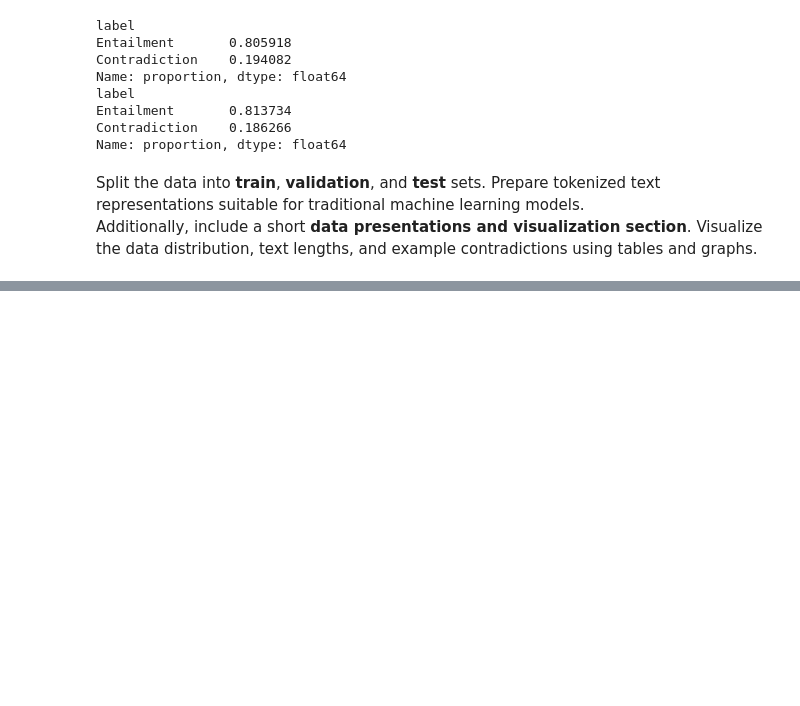
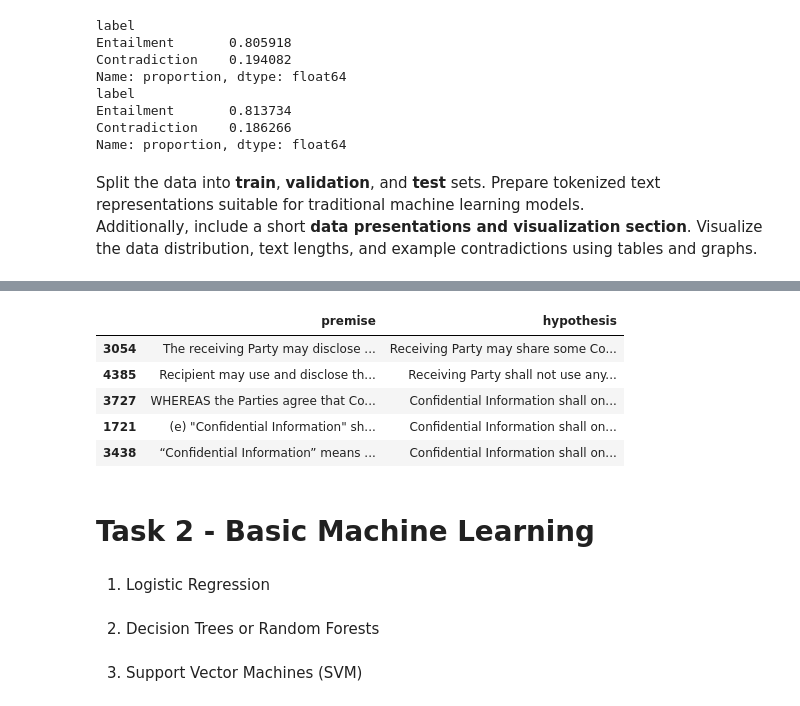
Before and after one commit to Favstina/IntelligentSystems-Assigment_2, a Jupyter notebook: Assigment2.ipynb, the cells around one changed output, grey strips where cells are left out. Saved outputs shown, nothing was run; the diff lists cells and outputs as text; code cells hidden in the pictures; blank space fills up the shorter version.

```diff
--- a/Assigment2.ipynb
+++ b/Assigment2.ipynb
@@ -234,0 +271,18 @@ X_train, X_val, y_train, y_val = train_test_split(
+# %%
+# Show a few example contradictions from train set
+display(en_train[en_train['label']=='Contradiction'][['premise','hypothesis']].sample(5))
+# %% [output]
+|  | premise | hypothesis |
+| 3054 | The receiving Party may disclose ... | Receiving Party may share some Co... |
+| 4385 | Recipient may use and disclose th... | Receiving Party shall not use any... |
+| 3727 | WHEREAS the Parties agree that Co... | Confidential Information shall on... |
+| 1721 | (e) "Confidential Information" sh... | Confidential Information shall on... |
+| 3438 | “Confidential Information” means ... | Confidential Information shall on... |
+# %% [markdown]
+# Task 2 - Basic Machine Learning
+# %% [markdown]
+1. Logistic Regression
+# %% [markdown]
+2. Decision Trees or Random Forests
+# %% [markdown]
+3. Support Vector Machines (SVM)
```
Also changed, not shown: parts of 8 cells of this notebook.
